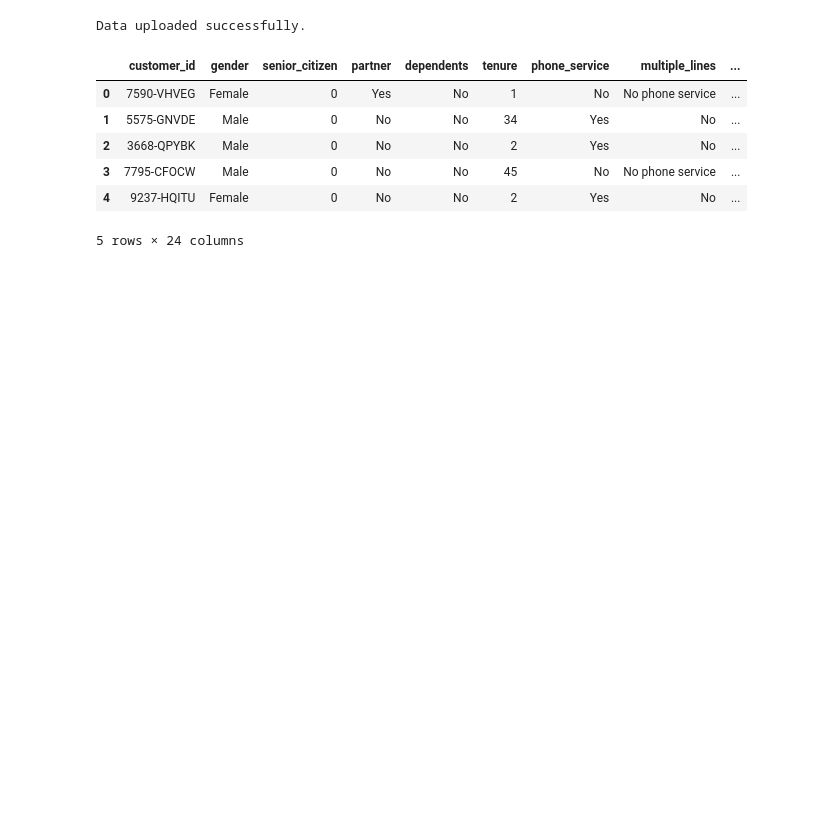
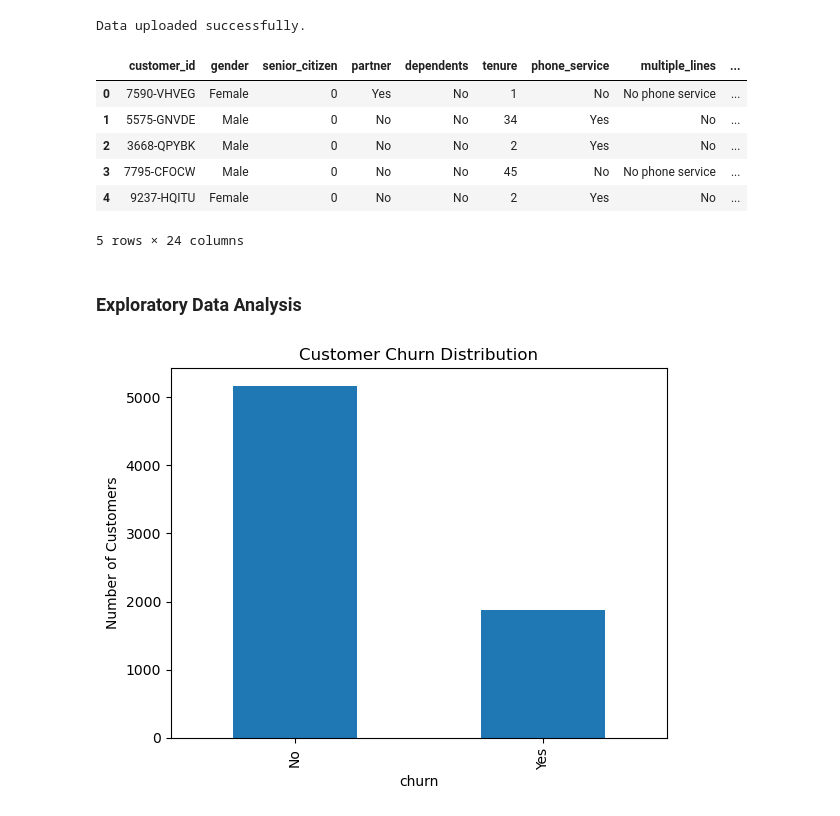
Before and after one commit to CocoooLi/customer_behaviour_analysis, a Jupyter notebook: Telco_Customer_Behavior_Analysis.ipynb, the cells around one changed output. Cells and saved outputs as stored; diff of their text form; code cells hidden in the pictures; blank space fills up the shorter version.

```diff
--- a/Telco_Customer_Behavior_Analysis.ipynb
+++ b/Telco_Customer_Behavior_Analysis.ipynb
@@ -195,3 +192,17 @@ Data uploaded successfully.
 | 3 | 7795-CFOCW | Male | 0 | No | No | 45 | No | No phone service | ... |
 | 4 | 9237-HQITU | Female | 0 | No | No | 2 | Yes | No | ... |
 5 rows × 24 columns
+# %% [markdown]
+### Exploratory Data Analysis
+# %%
+import matplotlib.pyplot as plt
+
+df['churn'].value_counts().plot(
+    kind='bar'
+)
+
+plt.title('Customer Churn Distribution')
+plt.ylabel('Number of Customers')
+plt.show()
+# %% [output]
+[figure, added]
```
Also changed, not shown: parts of 16 cells of this notebook.
